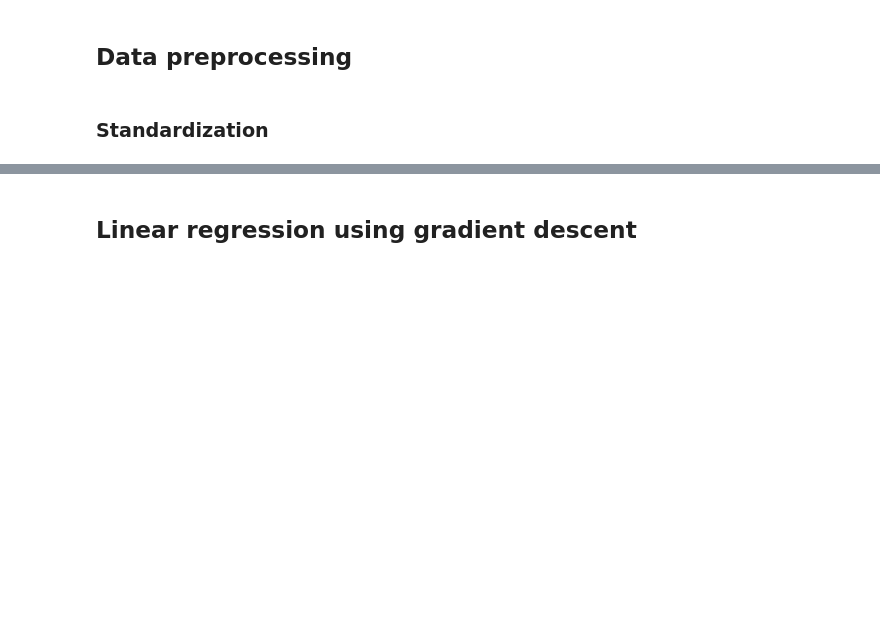
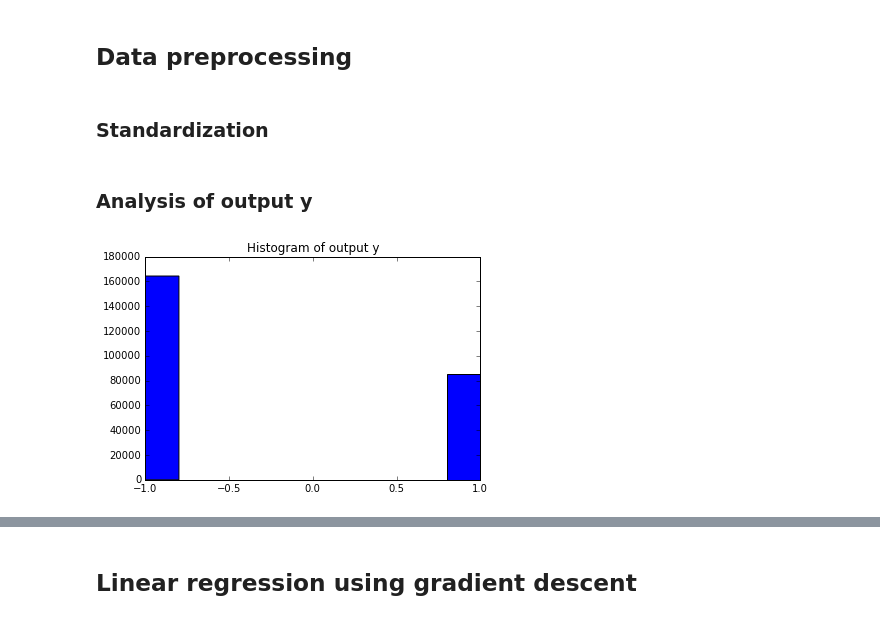
Before and after one commit to dsar/Higgs_Boson-Challenge, a Jupyter notebook: scripts/project1.ipynb, the cells around one changed output, grey strips where cells are left out. Cells and saved outputs as stored; diff of their text form; code cells hidden in the pictures; blank space fills up the shorter version.

Commit message:
[PROGRESS] Data Analysis focused on y

```diff
--- a/scripts/project1.ipynb
+++ b/scripts/project1.ipynb
@@ -37,3 +34,12 @@ print(tX.shape)
 # %%
 #standardization
 tX, mean_x, std_x = standardize(tX, mean_x=None, std_x=None)
+# %% [markdown]
+### Analysis of output y
+# %%
+# Histogram of output y
+plt.hist(y, bins=10, align='mid')
+plt.title("Histogram of output y")
+plt.show()
+# %% [output]
+[figure, added]
```
Also changed, not shown: parts of 6 cells of this notebook.
